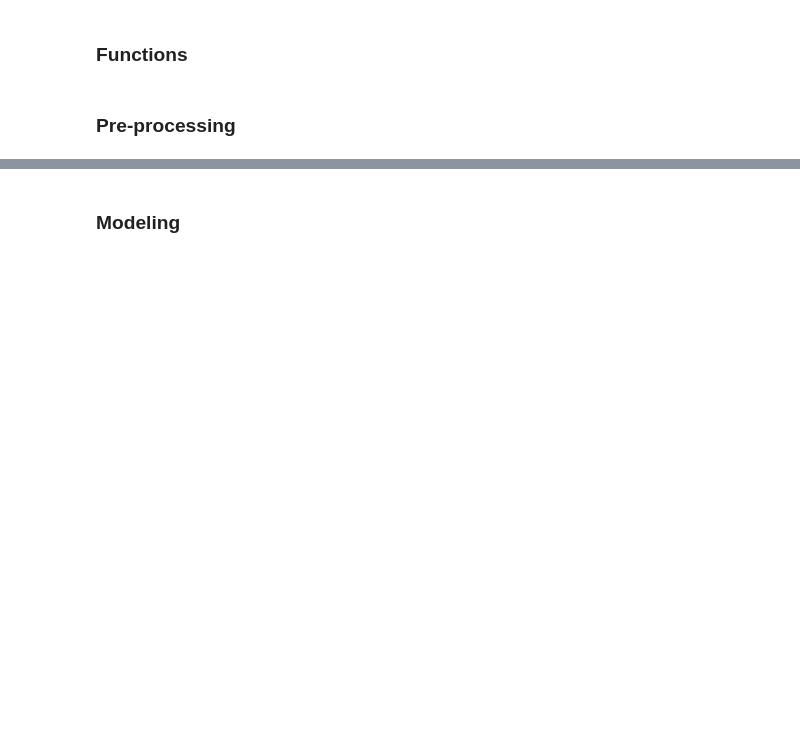
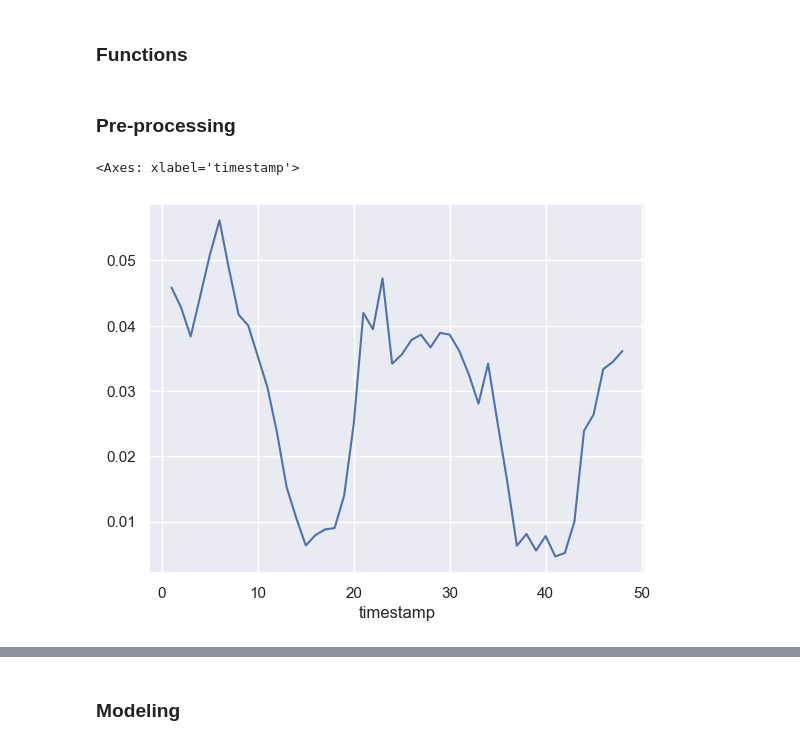
Before and after one commit to ricardo-rolo/Anomaly-Detection-with-Siamese-Neural-Nets, a Jupyter notebook: yahoo_eda.ipynb, the cells around one changed output, grey strips where cells are left out. Drawn from its saved outputs; the diff is of its cells as text; code cells hidden in the pictures; blank space fills up the shorter version.

```diff
--- a/yahoo_eda.ipynb
+++ b/yahoo_eda.ipynb
@@ -145,3 +166,8 @@ def SiamesNet():
 dfs = []
 for i in range(1, 68):
     dfs.append(pd.read_csv('./data/A1Benchmark/real_{}.csv'.format(i), index_col='timestamp'))
+# %%
+dfs[8].value[:48].plot()
+# %% [output]
+<Axes: xlabel='timestamp'>
+[figure, added]
```
Also changed, not shown: parts of 17 cells of this notebook.
